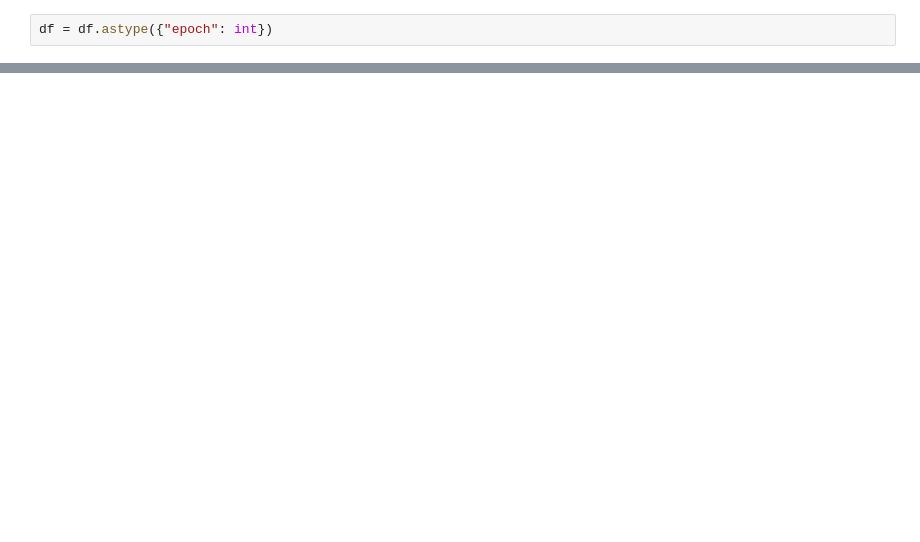
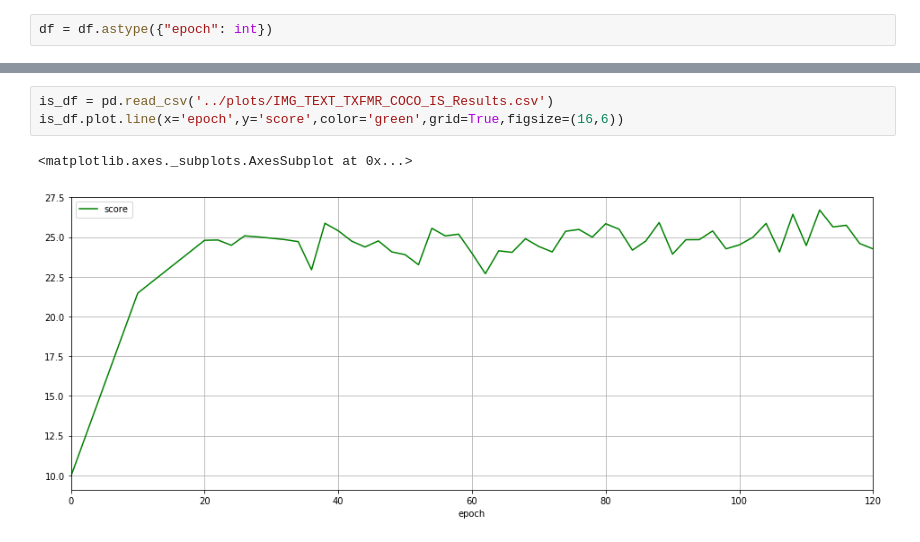
Before and after one commit to mshaikh2/MMRL, a Jupyter notebook: code/GenImgScores.ipynb, the cells around one changed output, grey strips where cells are left out. Cells and saved outputs as stored; diff of their text form; blank space fills up the shorter version.

```diff
--- a/code/GenImgScores.ipynb
+++ b/code/GenImgScores.ipynb
@@ -164 +214,7 @@ df.plot.line(x='epoch',y='score',color='green',grid=True,figsize=(16,6))
+# %%
+is_df = pd.read_csv('../plots/IMG_TEXT_TXFMR_COCO_IS_Results.csv')
+is_df.plot.line(x='epoch',y='score',color='green',grid=True,figsize=(16,6))
+# %% [output]
+<matplotlib.axes._subplots.AxesSubplot at 0x...>
+[figure, added]
 # %%
```
Also changed, not shown: parts of 18 cells of this notebook, 13 other files.
